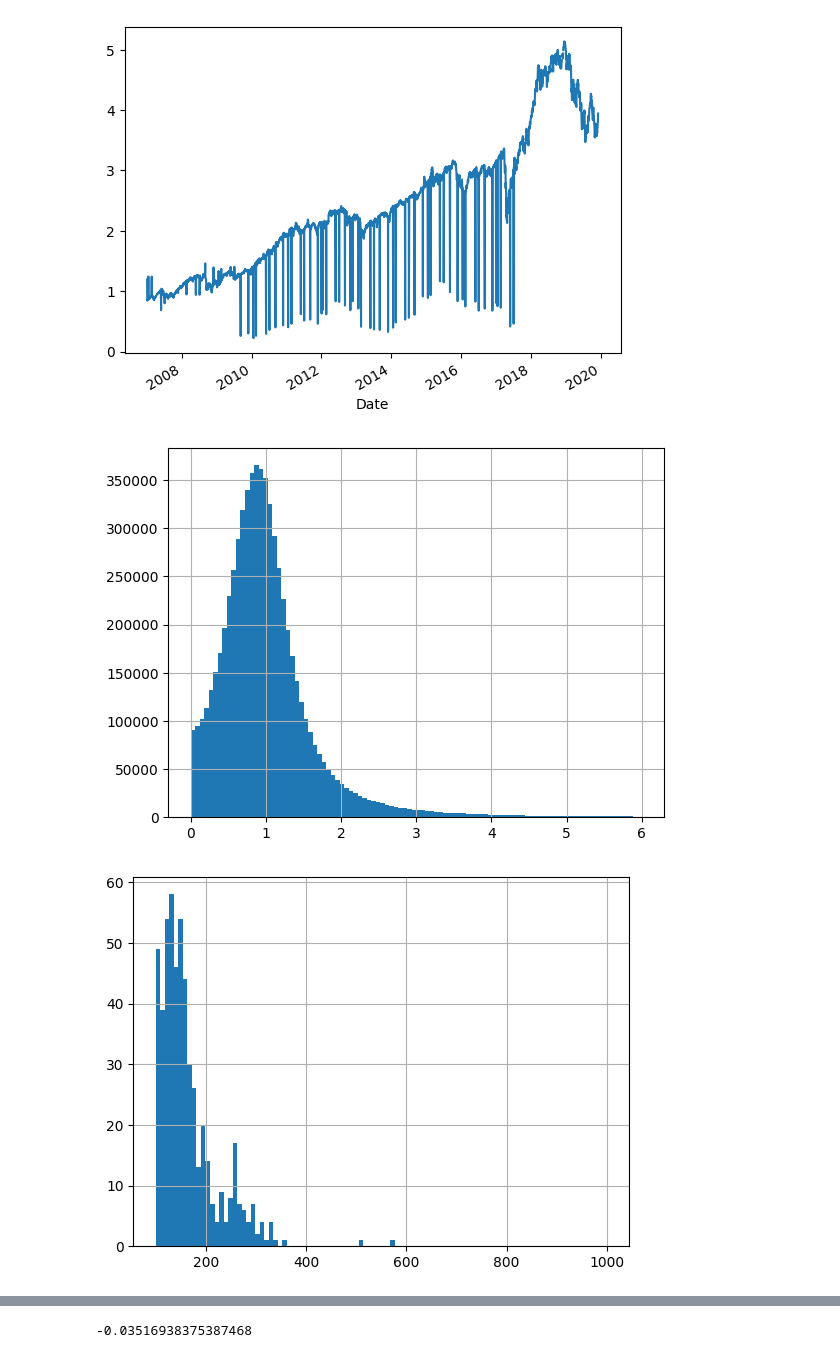
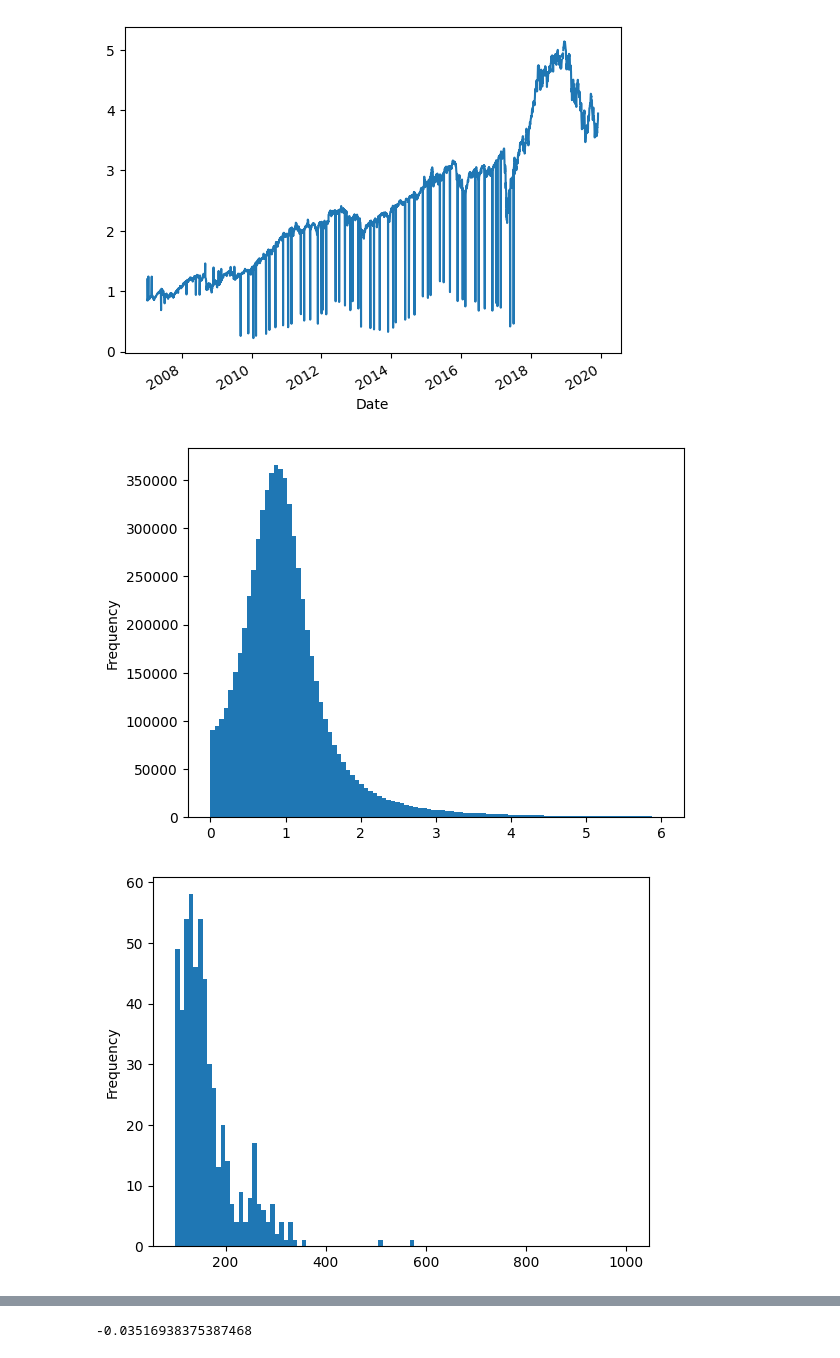
Before and after one commit to dllllb/finexp, a Jupyter notebook: basepred.ipynb, the cells around one changed output, grey strips where cells are left out. Cells and saved outputs as stored; diff of their text form; code cells hidden in the pictures.

```diff
--- a/basepred.ipynb
+++ b/basepred.ipynb
@@ -50,11 +50,11 @@ prices_t = prices_c.join(future[['scaling_c', 'index_scaling_c']], how='inner',
 prices_t = prices_t.dropna(subset='scaling_c_future')
 prices_t['alpha'] = (prices_t.scaling_c_future / prices_t.scaling_c) / (prices_t.index_scaling_c_future / prices_t.index_scaling_c)
 # %%
-prices_t.alpha.hist(range=[0, 6], bins=100);
+prices_t.alpha.plot.hist(range=[0, 6], bins=100);
 # %% [output]
-[figure, old version]
+[figure, new version]
 # %%
-prices_t.alpha.hist(range=[100, 1000], bins=100);
+prices_t.alpha.plot.hist(range=[100, 1000], bins=100);
 # %% [output]
-[figure, old version]
+[figure, new version]
 # %%
```
Also changed, not shown: parts of 6 cells of this notebook.
